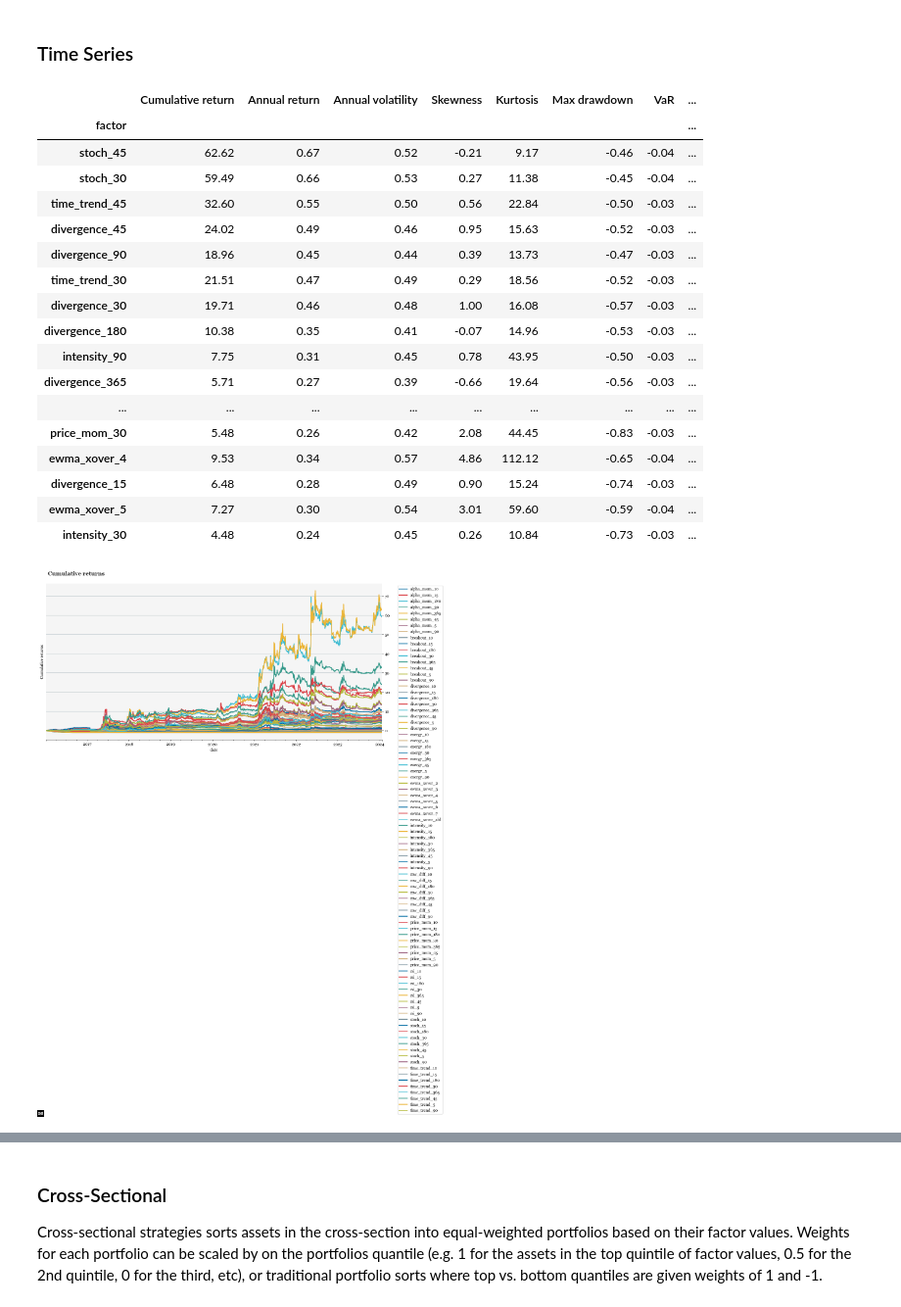
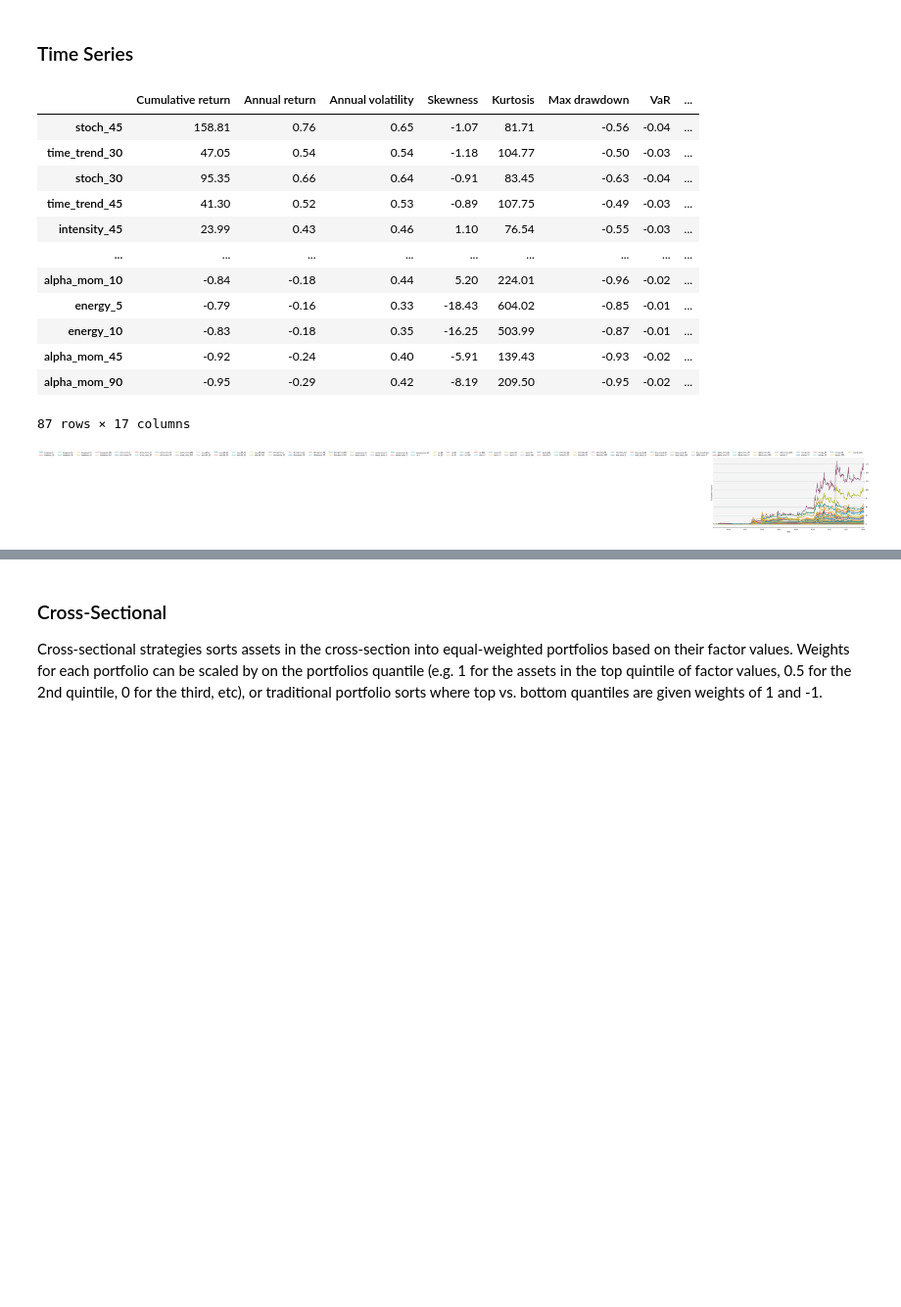
Before and after one commit to systamental/factorlab, a Jupyter notebook: notebooks/trend_factor_analysis.ipynb, the cells around one changed output, grey strips where cells are left out. Shown at 98% size. Saved outputs shown, nothing was run; the diff lists cells and outputs as text; code cells hidden in the pictures; blank space fills up the shorter version.

Commit message:
fix: modified factor notebooks

```diff
--- a/notebooks/trend_factor_analysis.ipynb
+++ b/notebooks/trend_factor_analysis.ipynb
@@ -161,13 +164,13 @@ Now, that we have all of our raw data, we can clean our data using the *CleanDat
 # %%
 # drop tickers with nobs < ts_obs
 obs = df.groupby(level=1).count().min(axis=1)
-drop_tickers_list = obs[obs < 365].index.to_list()
+drop_tickers_list = obs[obs < 700].index.to_list()
 df = df.drop(drop_tickers_list, level=1, axis=0)
 
 # drop tickers with nobs < cs_obs
 obs = df.groupby(level=0).count().min(axis=1)
 idx_start = obs[obs > 3].index[0]
-df = df.unstack()[df.unstack().index > idx_start].stack()
+df = df.unstack()[df.unstack().index > idx_start].stack(future_stack=True)
 # %%
 # number of assets
 len(list(df.index.droplevel(0).unique()))
@@ -482,5 +465,8 @@ Factor returns (net of t-cost estimate) provide a measure of factor performance.
 ### Time Series
 # %%
 # ts trend returns
-trend_ts_ret = Factor(trend_df.loc['2016-01-01':], ret_df.tr, strategy='ts_ls', factor_bins=3).returns(signal_type='signal')
+trend_ts_ret = Signal(ret_df.tr, trend_df, strategy='ts_ls', factor_bins=3).compute_signal_returns()
+# %%
+# ts trend portfolio returns
+trend_ts_port_ret = PortfolioOptimization(trend_ts_ret, method='equal_weight', t_cost=None, rebal_freq=None).compute_portfolio_returns()
 # %%
@@ -488,27 +475,24 @@ trend_ts_perf_table = Performance(trend_ts_ret, mkt_ret=mkt_ret, ret_type='log')
 # %%
-trend_ts_perf_table.index.name = 'factor'
-trend_ts_perf_table
+trend_ts_port_perf_table
 # %% [output]
 |  | Cumulative return | Annual return | Annual volatility | Skewness | Kurtosis | Max drawdown | VaR | ... |
-| factor |  |  |  |  |  |  |  | ... |
-| stoch_45 | 62.62 | 0.67 | 0.52 | -0.21 | 9.17 | -0.46 | -0.04 | ... |
-| stoch_30 | 59.49 | 0.66 | 0.53 | 0.27 | 11.38 | -0.45 | -0.04 | ... |
-| time_trend_45 | 32.60 | 0.55 | 0.50 | 0.56 | 22.84 | -0.50 | -0.03 | ... |
-| divergence_45 | 24.02 | 0.49 | 0.46 | 0.95 | 15.63 | -0.52 | -0.03 | ... |
-| divergence_90 | 18.96 | 0.45 | 0.44 | 0.39 | 13.73 | -0.47 | -0.03 | ... |
-| time_trend_30 | 21.51 | 0.47 | 0.49 | 0.29 | 18.56 | -0.52 | -0.03 | ... |
-| divergence_30 | 19.71 | 0.46 | 0.48 | 1.00 | 16.08 | -0.57 | -0.03 | ... |
-| divergence_180 | 10.38 | 0.35 | 0.41 | -0.07 | 14.96 | -0.53 | -0.03 | ... |
-| intensity_90 | 7.75 | 0.31 | 0.45 | 0.78 | 43.95 | -0.50 | -0.03 | ... |
-| divergence_365 | 5.71 | 0.27 | 0.39 | -0.66 | 19.64 | -0.56 | -0.03 | ... |
+| stoch_45 | 158.81 | 0.76 | 0.65 | -1.07 | 81.71 | -0.56 | -0.04 | ... |
+| time_trend_30 | 47.05 | 0.54 | 0.54 | -1.18 | 104.77 | -0.50 | -0.03 | ... |
+| stoch_30 | 95.35 | 0.66 | 0.64 | -0.91 | 83.45 | -0.63 | -0.04 | ... |
+| time_trend_45 | 41.30 | 0.52 | 0.53 | -0.89 | 107.75 | -0.49 | -0.03 | ... |
+| intensity_45 | 23.99 | 0.43 | 0.46 | 1.10 | 76.54 | -0.55 | -0.03 | ... |
 | ... | ... | ... | ... | ... | ... | ... | ... | ... |
-| price_mom_30 | 5.48 | 0.26 | 0.42 | 2.08 | 44.45 | -0.83 | -0.03 | ... |
-| ewma_xover_4 | 9.53 | 0.34 | 0.57 | 4.86 | 112.12 | -0.65 | -0.04 | ... |
-| divergence_15 | 6.48 | 0.28 | 0.49 | 0.90 | 15.24 | -0.74 | -0.03 | ... |
-| ewma_xover_5 | 7.27 | 0.30 | 0.54 | 3.01 | 59.60 | -0.59 | -0.04 | ... |
-| intensity_30 | 4.48 | 0.24 | 0.45 | 0.26 | 10.84 | -0.73 | -0.03 | ... |
+| alpha_mom_10 | -0.84 | -0.18 | 0.44 | 5.20 | 224.01 | -0.96 | -0.02 | ... |
+| energy_5 | -0.79 | -0.16 | 0.33 | -18.43 | 604.02 | -0.85 | -0.01 | ... |
+| energy_10 | -0.83 | -0.18 | 0.35 | -16.25 | 503.99 | -0.87 | -0.01 | ... |
+| alpha_mom_45 | -0.92 | -0.24 | 0.40 | -5.91 | 139.43 | -0.93 | -0.02 | ... |
+| alpha_mom_90 | -0.95 | -0.29 | 0.42 | -8.19 | 209.50 | -0.95 | -0.02 | ... |
+87 rows × 17 columns
+# %%
+# ts trend cum returns
+trend_ts_cum_ret = Performance(trend_ts_port_ret, mkt_ret=mkt_ret, ret_type='log', window_type='expanding').cum_ret()
 # %%
-Performance(trend_ts_ret, mkt_ret=mkt_ret, ret_type='log', window_type='expanding').plot_metric()
+plot_series(trend_ts_cum_ret, y_label='Cumulative returns')
 # %% [output]
-[figure, old version]
+[figure, new version]
 # %%
```
Also changed, not shown: parts of 89 cells of this notebook.
